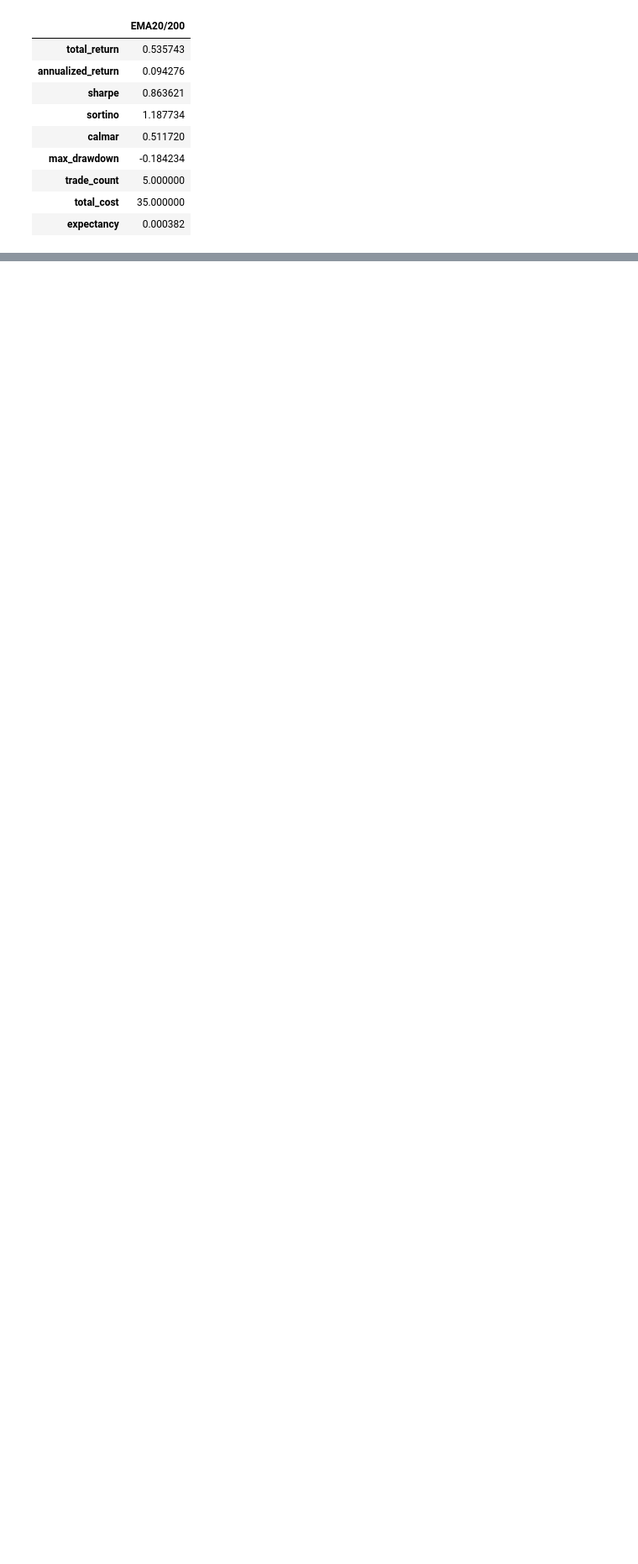
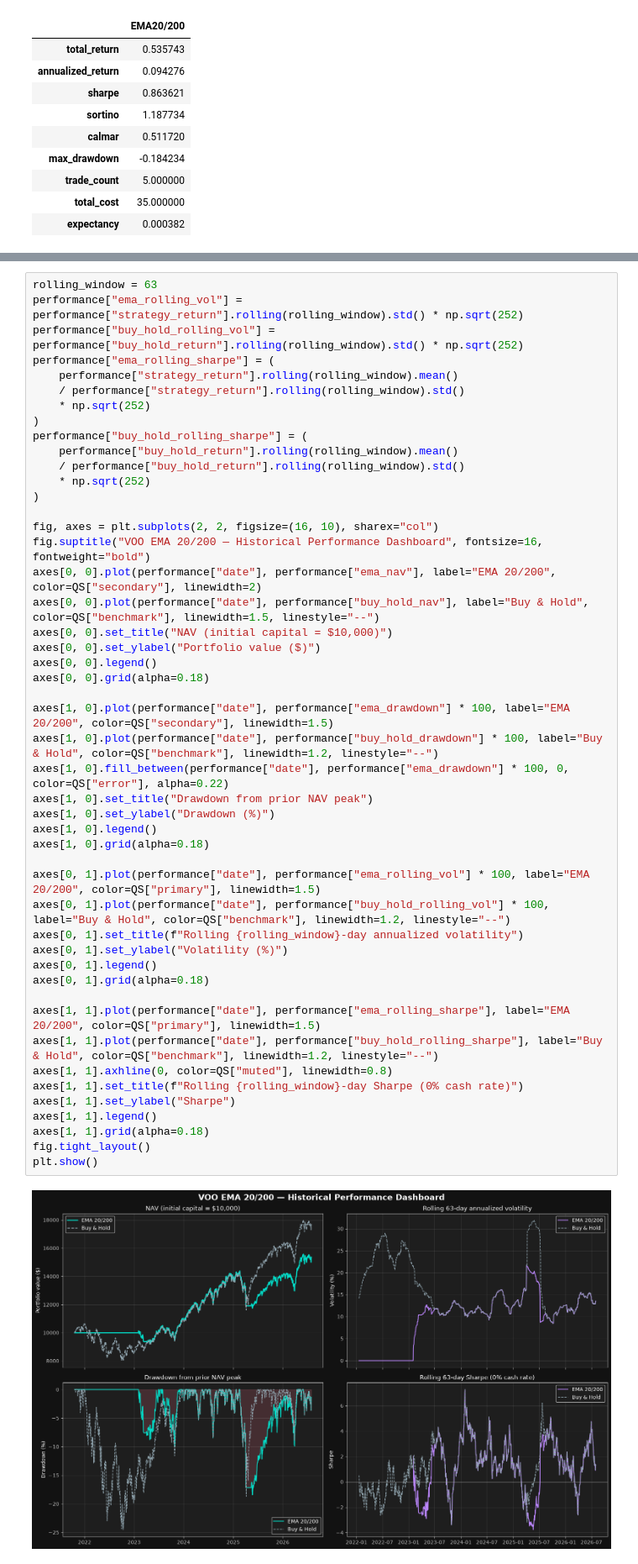
Before and after one commit to nutdnuy/dnn-forwardtesting, a Jupyter notebook: output/jupyter-notebook/voo-ema20-200-webull-tutorial.executed.ipynb, the cells around one changed output, grey strips where cells are left out. Shown at 84% size. Drawn from its saved outputs; the diff is of its cells as text; blank space fills up the shorter version.

```diff
--- a/output/jupyter-notebook/voo-ema20-200-webull-tutorial.executed.ipynb
+++ b/output/jupyter-notebook/voo-ema20-200-webull-tutorial.executed.ipynb
@@ -380 +417,51 @@ Research boundary: this notebook does not place or preview live orders.
+# %%
+rolling_window = 63
+performance["ema_rolling_vol"] = performance["strategy_return"].rolling(rolling_window).std() * np.sqrt(252)
+performance["buy_hold_rolling_vol"] = performance["buy_hold_return"].rolling(rolling_window).std() * np.sqrt(252)
+performance["ema_rolling_sharpe"] = (
+    performance["strategy_return"].rolling(rolling_window).mean()
+    / performance["strategy_return"].rolling(rolling_window).std()
+    * np.sqrt(252)
+)
+performance["buy_hold_rolling_sharpe"] = (
+    performance["buy_hold_return"].rolling(rolling_window).mean()
+    / performance["buy_hold_return"].rolling(rolling_window).std()
+    * np.sqrt(252)
+)
+
+fig, axes = plt.subplots(2, 2, figsize=(16, 10), sharex="col")
+fig.suptitle("VOO EMA 20/200 — Historical Performance Dashboard", fontsize=16, fontweight="bold")
+axes[0, 0].plot(performance["date"], performance["ema_nav"], label="EMA 20/200", color=QS["secondary"], linewidth=2)
+axes[0, 0].plot(performance["date"], performance["buy_hold_nav"], label="Buy & Hold", color=QS["benchmark"], linewidth=1.5, linestyle="--")
+axes[0, 0].set_title("NAV (initial capital = $10,000)")
+axes[0, 0].set_ylabel("Portfolio value ($)")
+axes[0, 0].legend()
+axes[0, 0].grid(alpha=0.18)
+
+axes[1, 0].plot(performance["date"], performance["ema_drawdown"] * 100, label="EMA 20/200", color=QS["secondary"], linewidth=1.5)
+axes[1, 0].plot(performance["date"], performance["buy_hold_drawdown"] * 100, label="Buy & Hold", color=QS["benchmark"], linewidth=1.2, linestyle="--")
+axes[1, 0].fill_between(performance["date"], performance["ema_drawdown"] * 100, 0, color=QS["error"], alpha=0.22)
+axes[1, 0].set_title("Drawdown from prior NAV peak")
+axes[1, 0].set_ylabel("Drawdown (%)")
+axes[1, 0].legend()
+axes[1, 0].grid(alpha=0.18)
+
+axes[0, 1].plot(performance["date"], performance["ema_rolling_vol"] * 100, label="EMA 20/200", color=QS["primary"], linewidth=1.5)
+axes[0, 1].plot(performance["date"], performance["buy_hold_rolling_vol"] * 100, label="Buy & Hold", color=QS["benchmark"], linewidth=1.2, linestyle="--")
+axes[0, 1].set_title(f"Rolling {rolling_window}-day annualized volatility")
+axes[0, 1].set_ylabel("Volatility (%)")
+axes[0, 1].legend()
+axes[0, 1].grid(alpha=0.18)
+
+axes[1, 1].plot(performance["date"], performance["ema_rolling_sharpe"], label="EMA 20/200", color=QS["primary"], linewidth=1.5)
+axes[1, 1].plot(performance["date"], performance["buy_hold_rolling_sharpe"], label="Buy & Hold", color=QS["benchmark"], linewidth=1.2, linestyle="--")
+axes[1, 1].axhline(0, color=QS["muted"], linewidth=0.8)
+axes[1, 1].set_title(f"Rolling {rolling_window}-day Sharpe (0% cash rate)")
+axes[1, 1].set_ylabel("Sharpe")
+axes[1, 1].legend()
+axes[1, 1].grid(alpha=0.18)
+fig.tight_layout()
+plt.show()
+# %% [output]
+[figure, added]
 # %%
```
Also changed, not shown: parts of 17 cells of this notebook, 4 other files.
